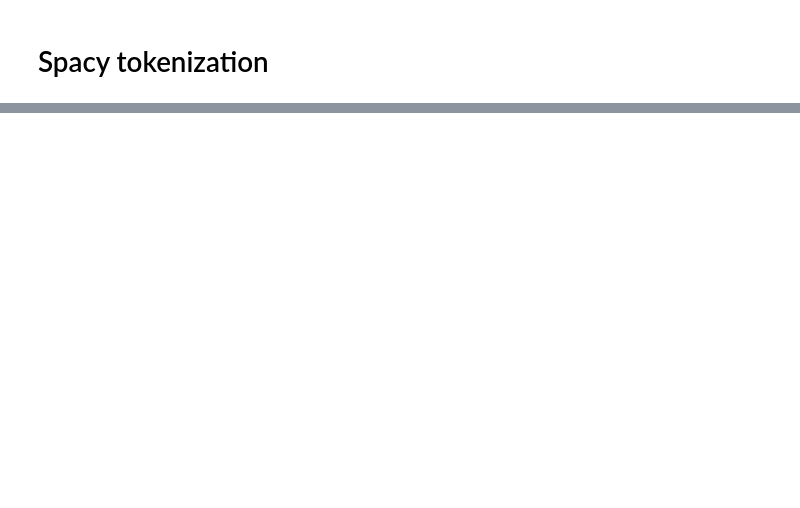
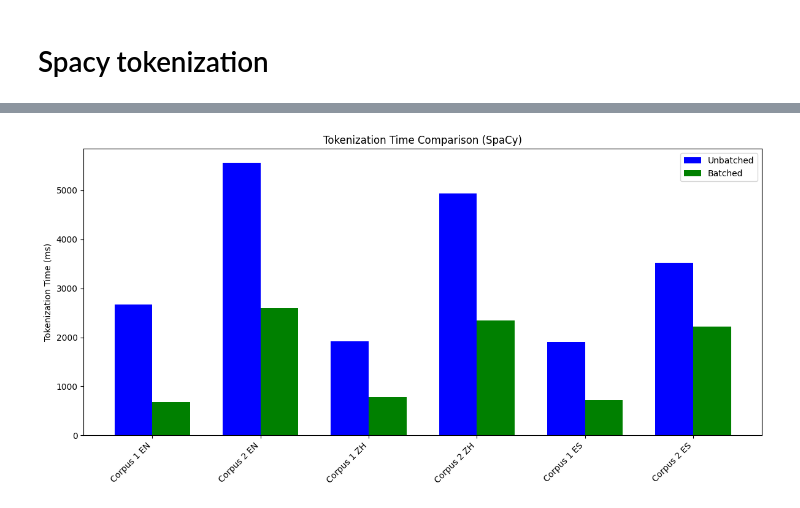
Before and after one commit to Yapping72/ICT3102-e-mc2-assignment-1, a Jupyter notebook: ICT3102_Assignment1.ipynb, the cells around one changed output, grey strips where cells are left out. Saved outputs shown, nothing was run; the diff lists cells and outputs as text; code cells hidden in the pictures; blank space fills up the shorter version.

```diff
--- a/ICT3102_Assignment1.ipynb
+++ b/ICT3102_Assignment1.ipynb
@@ -965,0 +1124,55 @@ KeyboardInterrupt:
+# %%
+import matplotlib.pyplot as plt
+
+# Data from your output
+corpora = ['Corpus 1 EN', 'Corpus 2 EN', 'Corpus 1 ZH', 'Corpus 2 ZH', 'Corpus 1 ES', 'Corpus 2 ES']
+unbatched_times = [
+    unbatched_tokenize_results_EN1["SpaCy"]["Tokenization Time "],
+    unbatched_tokenize_results_EN2["SpaCy"]["Tokenization Time "],
+    unbatched_tokenize_results_ZH1["SpaCy"]["Tokenization Time "],
+    unbatched_tokenize_results_ZH2["SpaCy"]["Tokenization Time "],
+    unbatched_tokenize_results_ES1["SpaCy"]["Tokenization Time "],
+    unbatched_tokenize_results_ES2["SpaCy"]["Tokenization Time "]
+]
+batched_times = [
+    batched_tokenize_time_EN1["SpaCy"]["Tokenization Time "],
+    batched_tokenize_time_EN2["SpaCy"]["Tokenization Time "],
+    batched_tokenize_time_ZH1["SpaCy"]["Tokenization Time "],
+    batched_tokenize_time_ZH2["SpaCy"]["Tokenization Time "],
+    batched_tokenize_time_ES1["SpaCy"]["Tokenization Time "],
+    batched_tokenize_time_ES2["SpaCy"]["Tokenization Time "]
+]
+
+# Bar positions
+x = range(len(corpora))
+
+# Create the figure and axes objects
+fig, ax = plt.subplots(figsize=(12, 6))
+
+# Bar width
+width = 0.35
+
+# Plot the unbatched times
+ax.bar([i - width/2 for i in x], unbatched_times, width, label='Unbatched', color='b')
+
+# Plot the batched times
+ax.bar([i + width/2 for i in x], batched_times, width, label='Batched', color='g')
+
+# Set the x-axis labels to the corpora names
+ax.set_xticks(x)
+ax.set_xticklabels(corpora, rotation=45, fontsize=10, ha='right')
+
+# Set the y-axis label
+ax.set_ylabel('Tokenization Time (ms)')
+
+# Set the title
+ax.set_title('Tokenization Time Comparison (SpaCy)')
+
+# Add a legend
+ax.legend()
+
+# Show the plot
+plt.tight_layout()
+plt.show()
+# %% [output]
+[figure, added]
```
Also changed, not shown: parts of 21 cells of this notebook.
